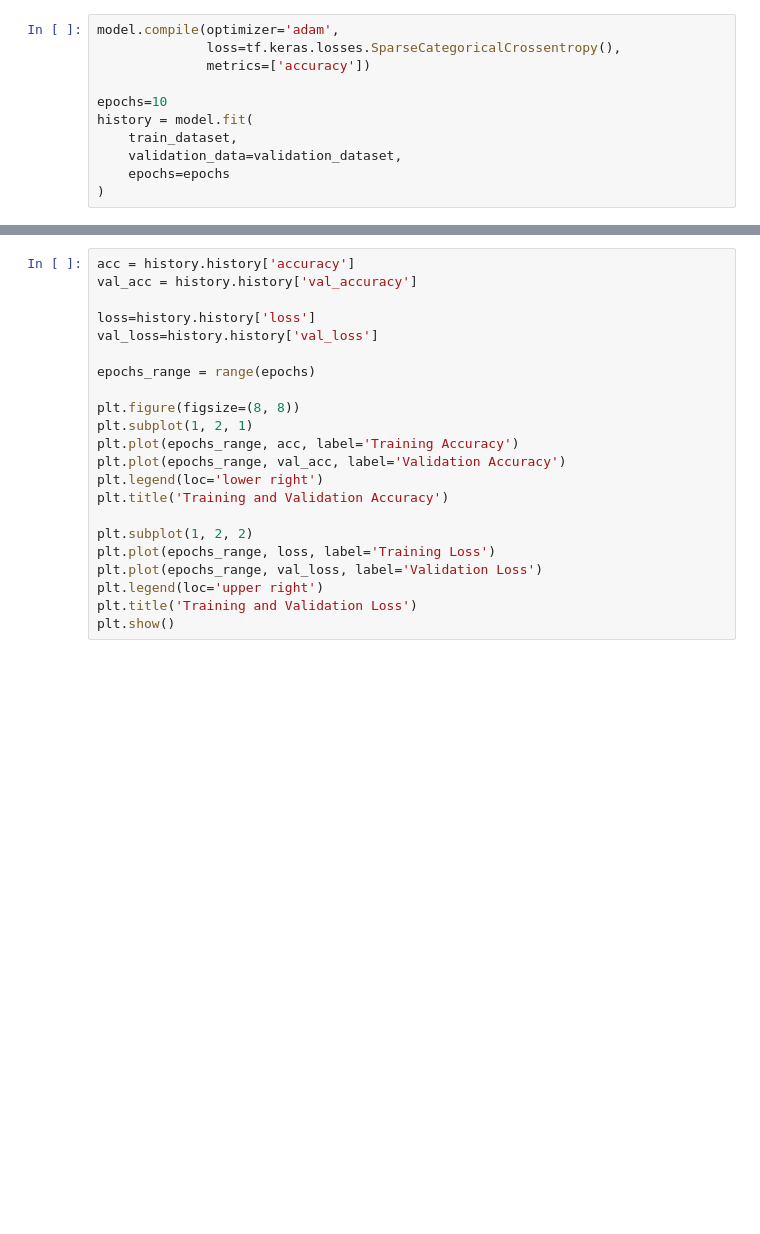
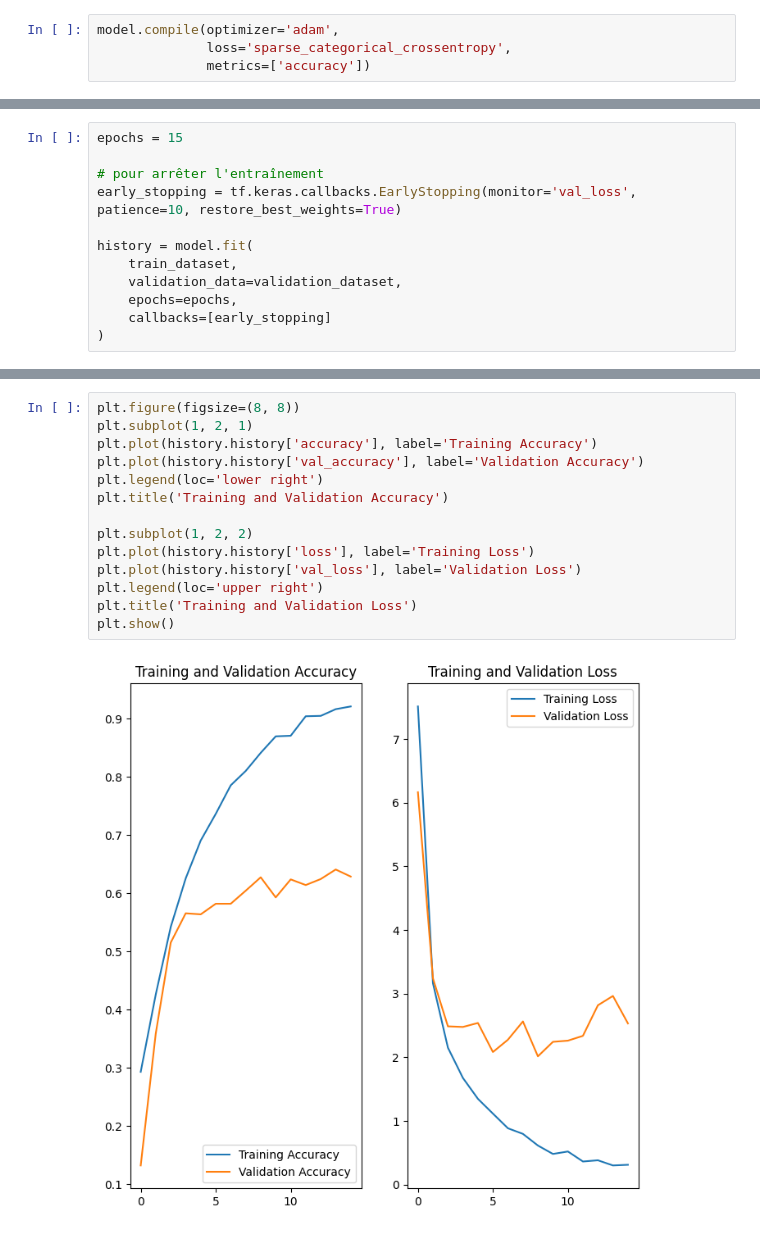
Before and after one commit to MoryKadoch/tp-cn, a Jupyter notebook: tp.ipynb, the cells around one changed output, grey strips where cells are left out. Saved outputs shown, nothing was run; the diff lists cells and outputs as text; blank space fills up the shorter version.

```diff
--- a/tp.ipynb
+++ b/tp.ipynb
@@ -78,11 +67,4 @@ num_classes = 102
 # %%
 model.compile(optimizer='adam',
-              loss=tf.keras.losses.SparseCategoricalCrossentropy(),
+              loss='sparse_categorical_crossentropy',
               metrics=['accuracy'])
-
-epochs=10
-history = model.fit(
-    train_dataset,
-    validation_data=validation_dataset,
-    epochs=epochs
-)
@@ -98,0 +71,12 @@ Epoch 5/10
+# %%
+epochs = 15
+
+# pour arrêter l'entraînement
+early_stopping = tf.keras.callbacks.EarlyStopping(monitor='val_loss', patience=10, restore_best_weights=True)
+
+history = model.fit(
+    train_dataset,
+    validation_data=validation_dataset,
+    epochs=epochs,
+    callbacks=[early_stopping]
+)
@@ -102,22 +108,16 @@ print('\nTest accuracy:', test_acc)
 # %%
-acc = history.history['accuracy']
-val_acc = history.history['val_accuracy']
-
-loss=history.history['loss']
-val_loss=history.history['val_loss']
-
-epochs_range = range(epochs)
-
 plt.figure(figsize=(8, 8))
 plt.subplot(1, 2, 1)
-plt.plot(epochs_range, acc, label='Training Accuracy')
-plt.plot(epochs_range, val_acc, label='Validation Accuracy')
+plt.plot(history.history['accuracy'], label='Training Accuracy')
+plt.plot(history.history['val_accuracy'], label='Validation Accuracy')
 plt.legend(loc='lower right')
 plt.title('Training and Validation Accuracy')
 
 plt.subplot(1, 2, 2)
-plt.plot(epochs_range, loss, label='Training Loss')
-plt.plot(epochs_range, val_loss, label='Validation Loss')
+plt.plot(history.history['loss'], label='Training Loss')
+plt.plot(history.history['val_loss'], label='Validation Loss')
 plt.legend(loc='upper right')
 plt.title('Training and Validation Loss')
 plt.show()
+# %% [output]
+[figure, added]
```
Also changed, not shown: parts of 11 cells of this notebook, 1 other file.
